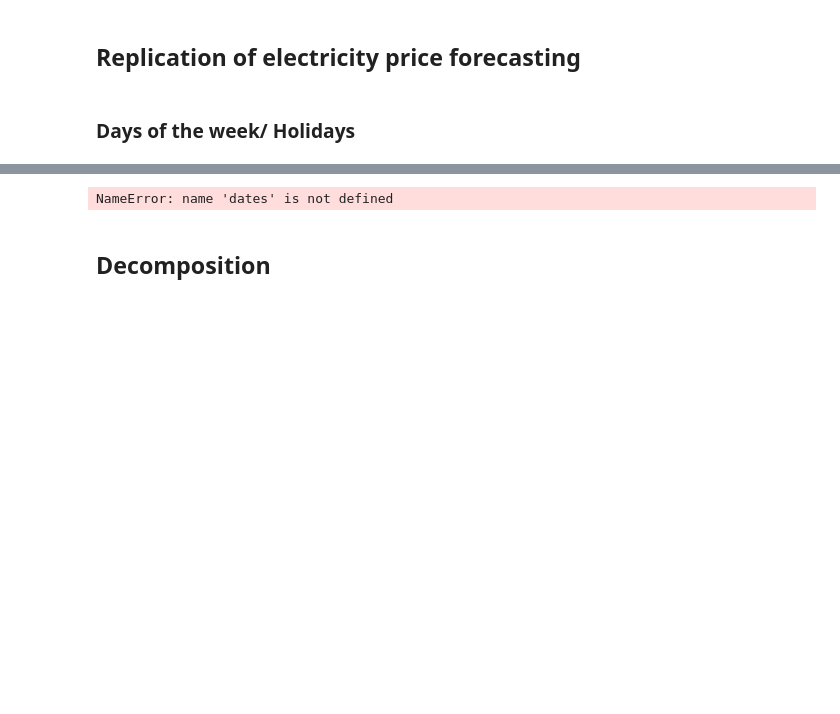
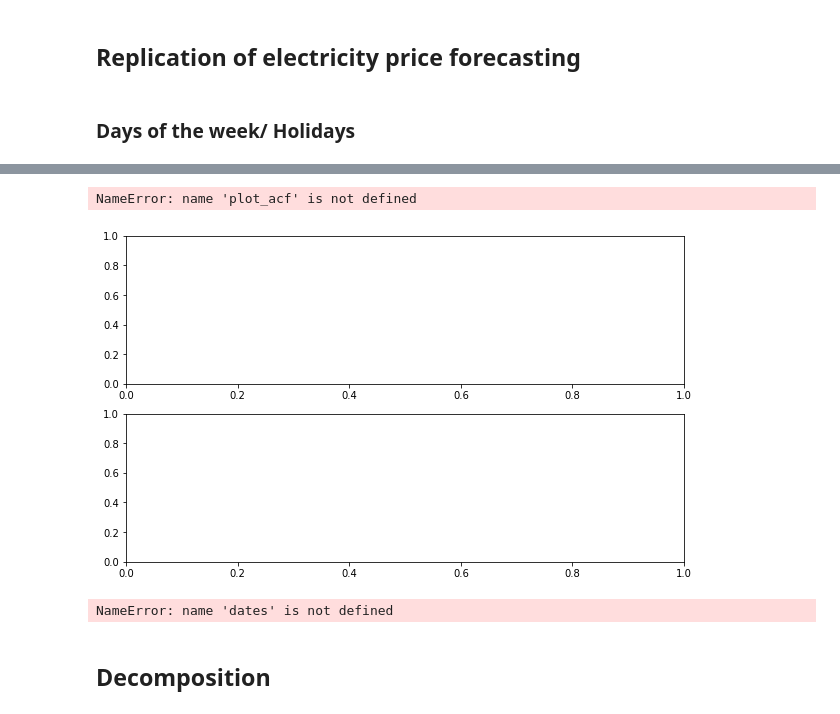
Before and after one commit to Guli-Y/ElectricityPricePredictor, a Jupyter notebook: notebooks/griseldo_replication.ipynb, the cells around one changed output, grey strips where cells are left out. Drawn from its saved outputs; the diff is of its cells as text; code cells hidden in the pictures; blank space fills up the shorter version.

```diff
--- a/notebooks/griseldo_replication.ipynb
+++ b/notebooks/griseldo_replication.ipynb
@@ -5,3 +36,14 @@
+# %%
+# Plot autocorrelation and partial autocorrelation plots
+
+fig, (ax1, ax2) = plt.subplots(nrows=2, figsize=(10, 6))
+plot_acf(df['price actual'], lags=50, ax=ax1)
+plot_pacf(df['price actual'], lags=50, ax=ax2)
+plt.tight_layout()
+plt.show()
+# %% [output]
+NameError: name 'plot_acf' is not defined
+[figure, added]
 # %%
 dates = pd.date_range(start='1/1/2018', end='31/12/2018')
 dates
```
Also changed, not shown: parts of 5 cells of this notebook.
